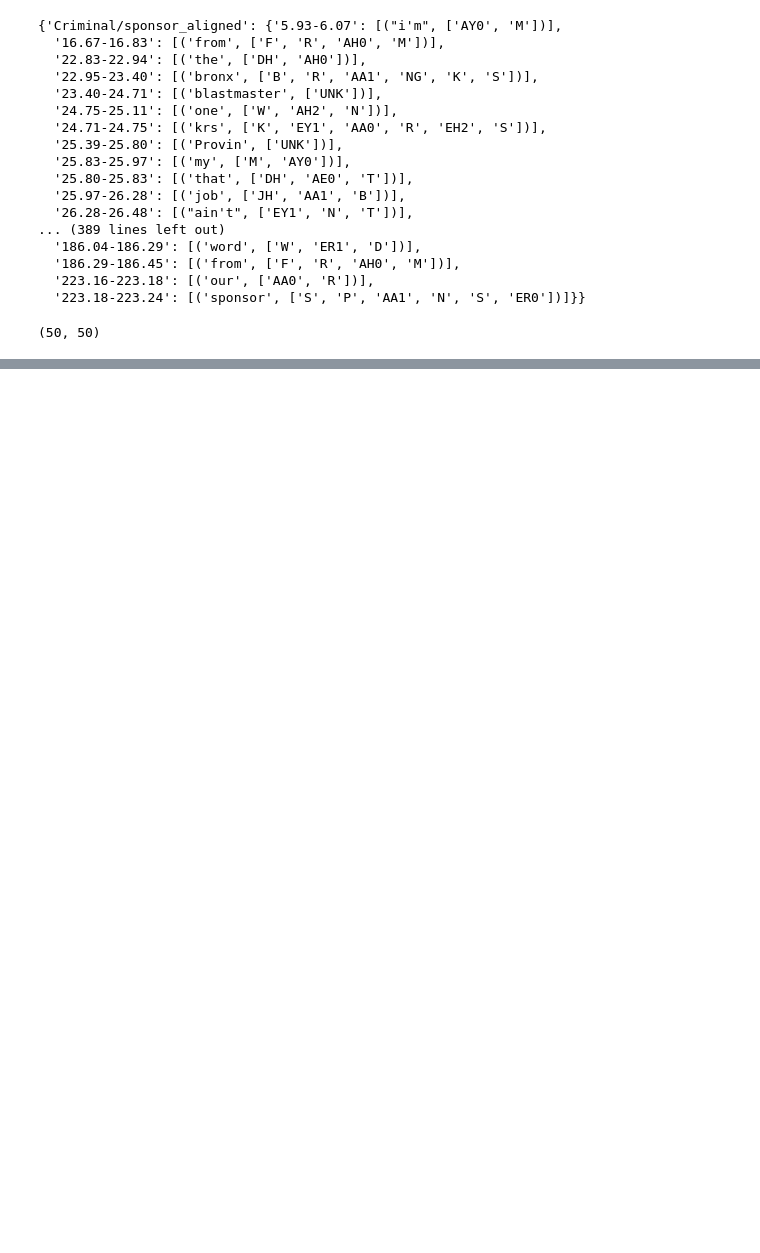
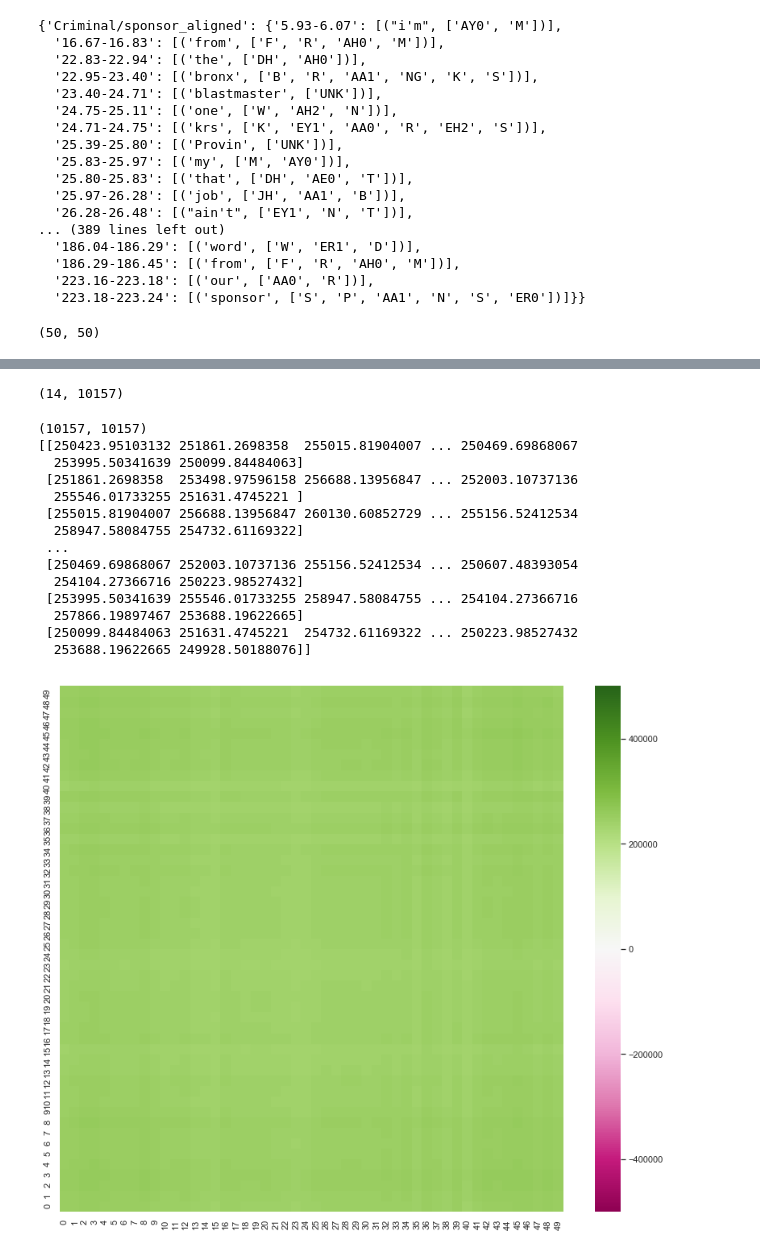
Before and after one commit to mau5Kol/Rhyme-Detection, a Jupyter notebook: src/quantify_test.ipynb, the cells around one changed output, grey strips where cells are left out. Drawn from its saved outputs; the diff is of its cells as text; code cells hidden in the pictures; blank space fills up the shorter version.

```diff
--- a/src/quantify_test.ipynb
+++ b/src/quantify_test.ipynb
@@ -452,18 +482,43 @@ def compute_mfcc(path, sr):
     y, sr = librosa.load(path, sr=sr)
 
     # compute the mfcc
-    mfcc = librosa.feature.mfcc(y, sr=sr, n_mfcc=14, n_fft=1024, hop_length=512)
+    mfcc = librosa.feature.mfcc(y, sr=sr, n_mfcc=14, n_fft=2048, hop_length=1024)
 
     return mfcc
 # %%
 audio_path = 'data/vocals/Criminal/sponsor/vocals.wav'
 mfcc_feature = compute_mfcc(audio_path, 44100)
+# %%
+mfcc_feature.shape
+# %% [output]
+(14, 10157)
 # %%
 def plot_mfcc_SSM(mfcc):
     '''
         Plot the mfcc SSM
     '''
     mfcc_SSM = compute_SM_dot(mfcc, mfcc)
-    ax = sns.heatmap(mfcc_SSM, vmin=0, vmax=1, cmap='BuPu')
+    print(mfcc_SSM.shape)
+    sub_mfcc_ssm = mfcc_SSM[50:100,50:100]
+    print(sub_mfcc_ssm)
+    ax = sns.heatmap(sub_mfcc_ssm, vmin=-500000, vmax=500000, cmap='PiYG')
     ax.invert_yaxis()
     sns.set(rc={'figure.figsize':(14,12)})
+# %%
+plot_mfcc_SSM(mfcc_feature)
+# %% [output]
+(10157, 10157)
+[[250423.95103132 251861.2698358  255015.81904007 ... 250469.69868067
+  253995.50341639 250099.84484063]
+ [251861.2698358  253498.97596158 256688.13956847 ... 252003.10737136
+  255546.01733255 251631.4745221 ]
+ [255015.81904007 256688.13956847 260130.60852729 ... 255156.52412534
+  258947.58084755 254732.61169322]
+ ...
+ [250469.69868067 252003.10737136 255156.52412534 ... 250607.48393054
+  254104.27366716 250223.98527432]
+ [253995.50341639 255546.01733255 258947.58084755 ... 254104.27366716
+  257866.19897467 253688.19622665]
+ [250099.84484063 251631.4745221  254732.61169322 ... 250223.98527432
+  253688.19622665 249928.50188076]]
+[figure, added]
```
Also changed, not shown: parts of 13 cells of this notebook.
